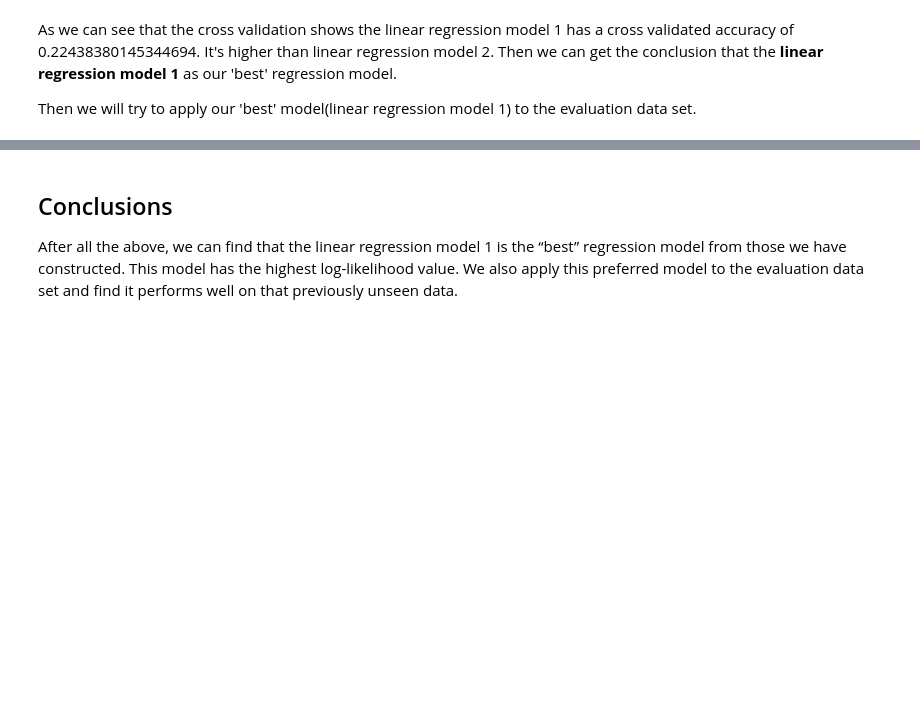
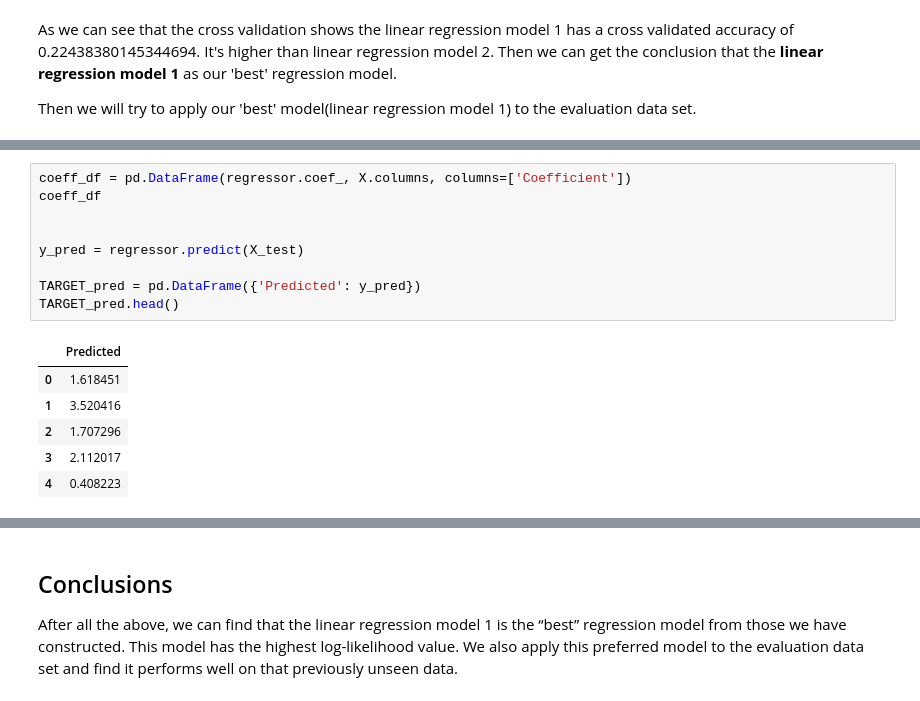
Before and after one commit to steinszzh/DAV6150, a Jupyter notebook: project1/G_Li_ZH_Z_ZJ_Z_projec1_assn .ipynb, the cells around one changed output, grey strips where cells are left out. Saved outputs shown, nothing was run; the diff lists cells and outputs as text; blank space fills up the shorter version.

```diff
--- a/project1/G_Li_ZH_Z_ZJ_Z_projec1_assn .ipynb
+++ b/project1/G_Li_ZH_Z_ZJ_Z_projec1_assn .ipynb
@@ -822,0 +842,16 @@ predic_y = 4.8173-0.1809*eval['VolatileAcidity']-0.1868*eval['Chlorides']+0.0003
+# %%
+coeff_df = pd.DataFrame(regressor.coef_, X.columns, columns=['Coefficient'])
+coeff_df
+
+
+y_pred = regressor.predict(X_test)
+
+TARGET_pred = pd.DataFrame({'Predicted': y_pred})
+TARGET_pred.head()
+# %% [output]
+|  | Predicted |
+| 0 | 1.618451 |
+| 1 | 3.520416 |
+| 2 | 1.707296 |
+| 3 | 2.112017 |
+| 4 | 0.408223 |
```
Also changed, not shown: parts of 9 cells of this notebook.
